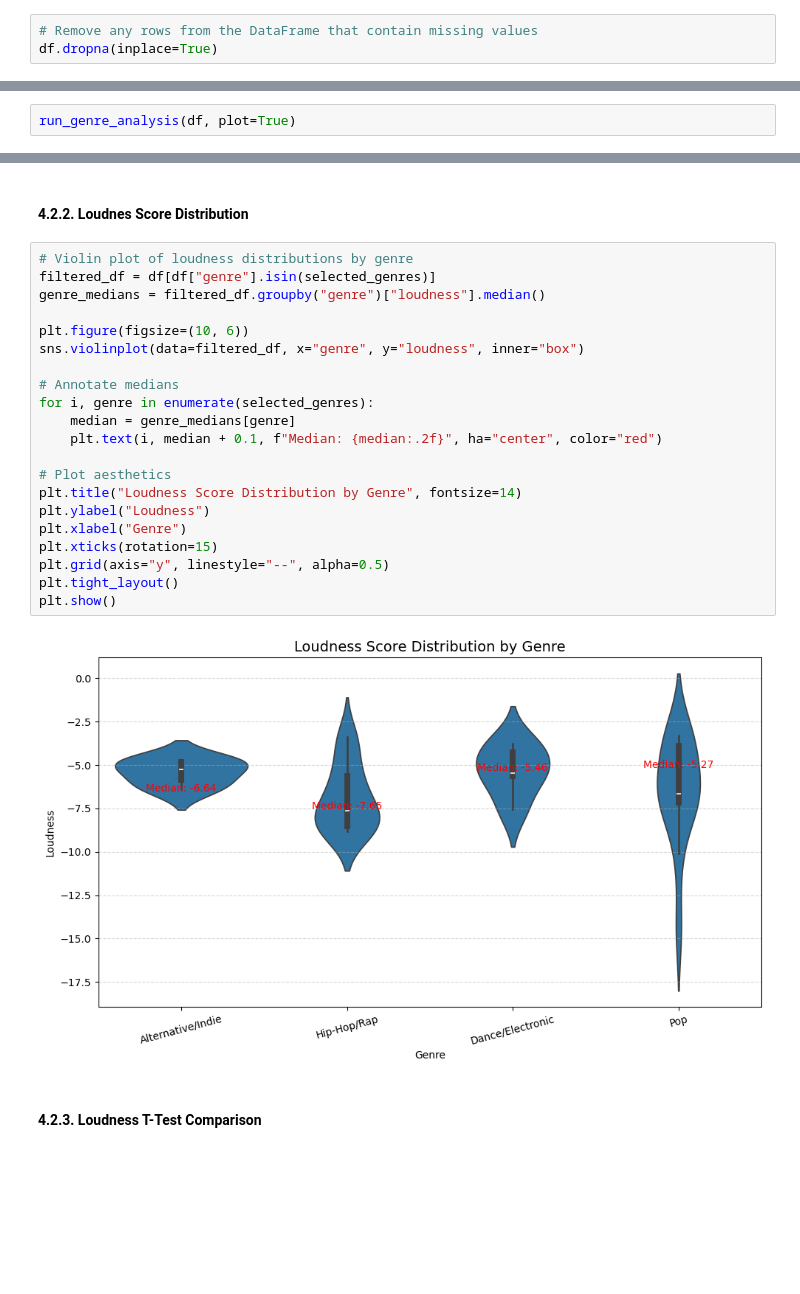
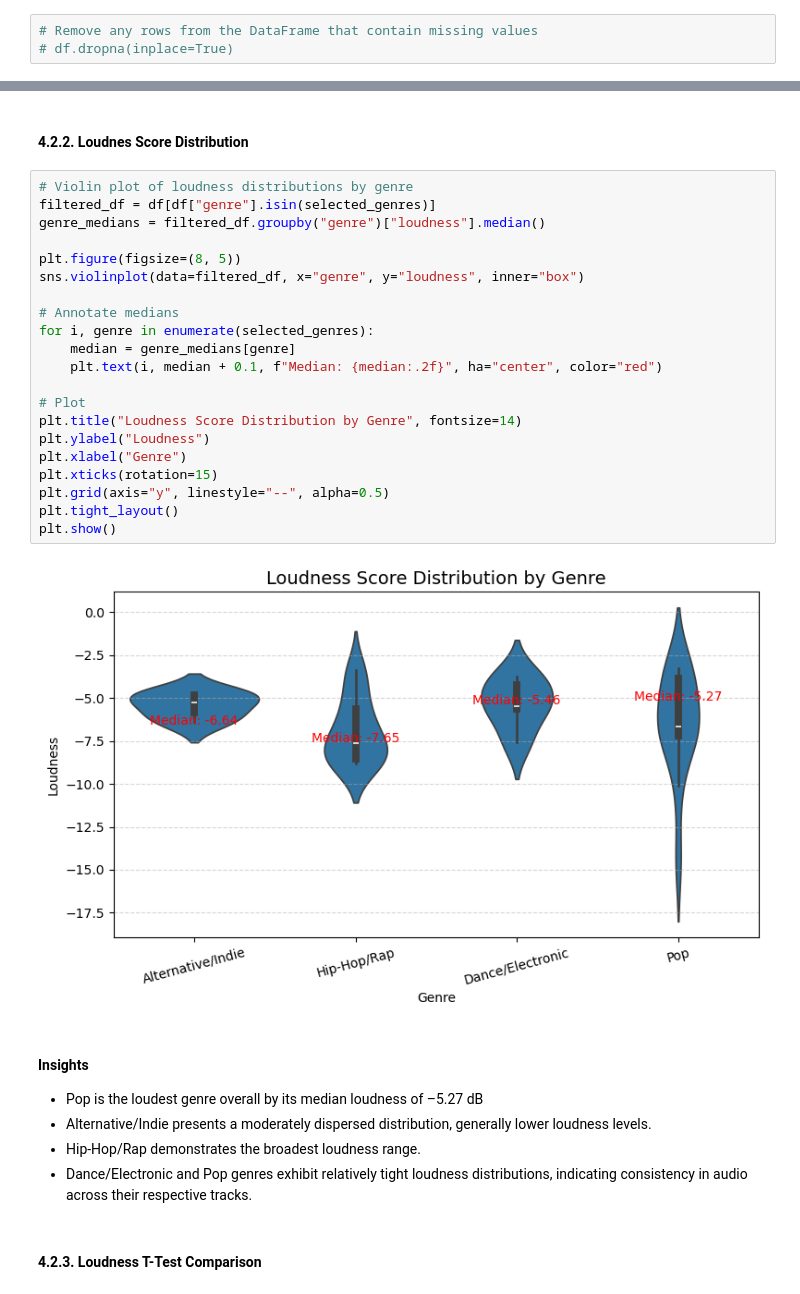
Before and after one commit to monikase/Data-Analytics-Projects, a Jupyter notebook: _12-Data Processing with Pandas/Spotify.ipynb, the cells around one changed output, grey strips where cells are left out. Drawn from its saved outputs; the diff is of its cells as text; blank space fills up the shorter version.

```diff
--- a/_12-Data Processing with Pandas/Spotify.ipynb
+++ b/_12-Data Processing with Pandas/Spotify.ipynb
@@ -110,5 +114,5 @@ show_missing_rows(df)
 No missing values found.
 # %%
 # Remove any rows from the DataFrame that contain missing values
-df.dropna(inplace=True)
+# df.dropna(inplace=True)
 # %% [markdown]
@@ -551,2 +601,0 @@ def run_genre_analysis(df, plot=False):
-# %%
-run_genre_analysis(df, plot=True)
@@ -818,26 +889,32 @@ Loudness scores comparison between selected genres:
 # %%
 # Violin plot of loudness distributions by genre
 filtered_df = df[df["genre"].isin(selected_genres)]
 genre_medians = filtered_df.groupby("genre")["loudness"].median()
 
-plt.figure(figsize=(10, 6))
+plt.figure(figsize=(8, 5))
 sns.violinplot(data=filtered_df, x="genre", y="loudness", inner="box")
 
 # Annotate medians
 for i, genre in enumerate(selected_genres):
     median = genre_medians[genre]
     plt.text(i, median + 0.1, f"Median: {median:.2f}", ha="center", color="red")
 
-# Plot aesthetics
+# Plot
 plt.title("Loudness Score Distribution by Genre", fontsize=14)
 plt.ylabel("Loudness")
 plt.xlabel("Genre")
 plt.xticks(rotation=15)
 plt.grid(axis="y", linestyle="--", alpha=0.5)
 plt.tight_layout()
 plt.show()
 # %% [output]
-[figure, old version]
+[figure, new version]
+# %% [markdown]
+####  Insights
+- Pop is the loudest genre overall by its median loudness of –5.27 dB
+- Alternative/Indie presents a moderately dispersed distribution, generally lower loudness levels.
+- Hip-Hop/Rap demonstrates the broadest loudness range.
+- Dance/Electronic and Pop genres exhibit relatively tight loudness distributions, indicating consistency in audio across their respective tracks.
 # %% [markdown]
 #### 4.2.3. Loudness T-Test Comparison
 # %% [markdown]
```
Also changed, not shown: parts of 73 cells of this notebook.
